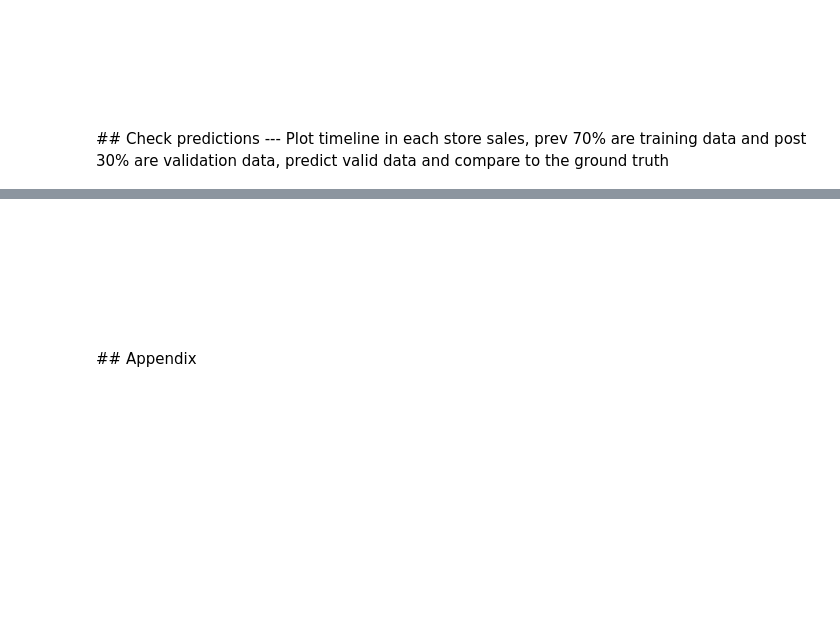
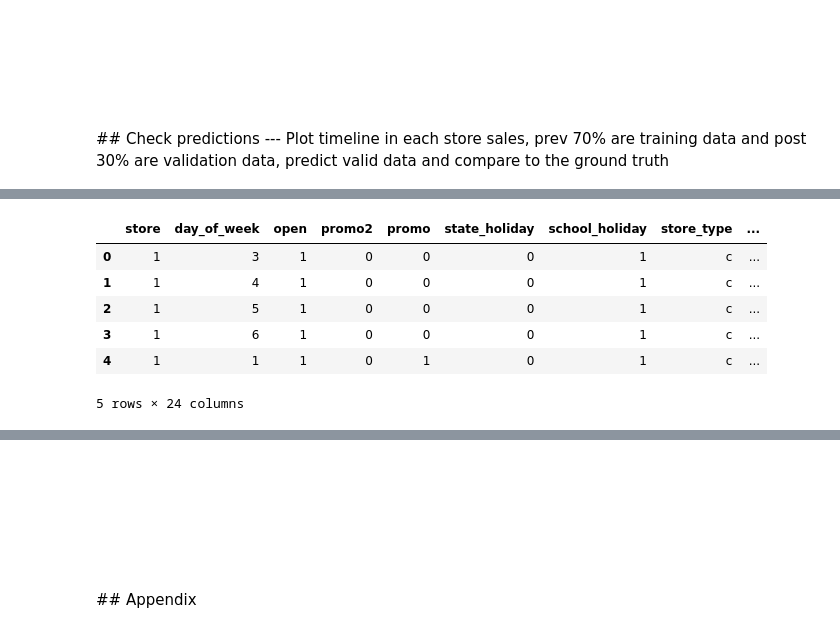
Before and after one commit to CloudMile/ml-specialized, a Jupyter notebook: rossmann/rossman.ipynb, the cells around one changed output, grey strips where cells are left out. Drawn from its saved outputs; the diff is of its cells as text; code cells hidden in the pictures; blank space fills up the shorter version.

```diff
--- a/rossmann/rossman.ipynb
+++ b/rossmann/rossman.ipynb
@@ -1016,10 +1086,12 @@ array([ 5418., 10074., 11115.,  7699.,  8526.,  7836.,  9880., 10642.,  7134.,
 ---
 Plot timeline in each store sales, prev 70% are training data and post 30% are validation data, predict valid data and compare to the ground truth
 # %%
-# tr = inp.Input.instance.fill_catg_na(app_conf.instance.train_files).query('open == "1" and sales > 0')
-# vl = inp.Input.instance.fill_catg_na(app_conf.instance.valid_files).query('open == "1" and sales > 0')
-tr = pd.read_csv('./data/processed/transformed/tr.csv')
-vl = pd.read_csv('./data/processed/transformed/vl.csv')
+dtype = inp.Input.instance.get_processed_dtype(is_serving=True)
+tr = pd.read_csv('./data/processed/transformed/tr.csv', dtype=dtype).query('open == "1" and sales > 0')
+vl = pd.read_csv('./data/processed/transformed/vl.csv', dtype=dtype).query('open == "1" and sales > 0')
+# Fill empty string to categorical features
+tr = inp.Input.instance.fill_catg_na(tr)
+vl = inp.Input.instance.fill_catg_na(vl)
 # Add date column for time series inspection
 tr['date'] = pd.read_json(app_conf.instance.tr_dt_file, typ='series').values
 vl['date'] = pd.read_json(app_conf.instance.vl_dt_file, typ='series').values
@@ -1040 +1113,8 @@ AttributeError: 'Config' object has no attribute 'model_dir'
+|  | store | day_of_week | open | promo2 | promo | state_holiday | school_holiday | store_type | ... |
+| 0 | 1 | 3 | 1 | 0 | 0 | 0 | 1 | c | ... |
+| 1 | 1 | 4 | 1 | 0 | 0 | 0 | 1 | c | ... |
+| 2 | 1 | 5 | 1 | 0 | 0 | 0 | 1 | c | ... |
+| 3 | 1 | 6 | 1 | 0 | 0 | 0 | 1 | c | ... |
+| 4 | 1 | 1 | 1 | 0 | 1 | 0 | 1 | c | ... |
+5 rows × 24 columns
 # %% [markdown]
```
Also changed, not shown: parts of 30 cells of this notebook, 6 other files.
